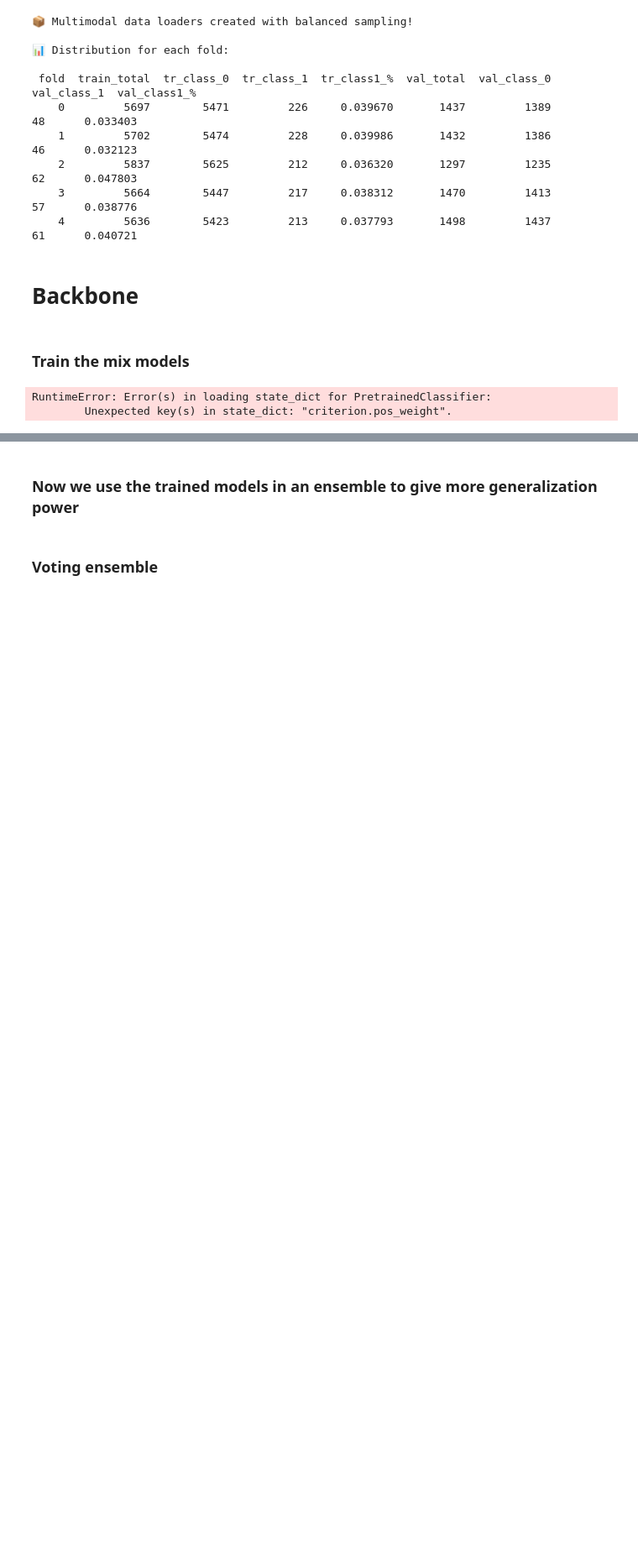
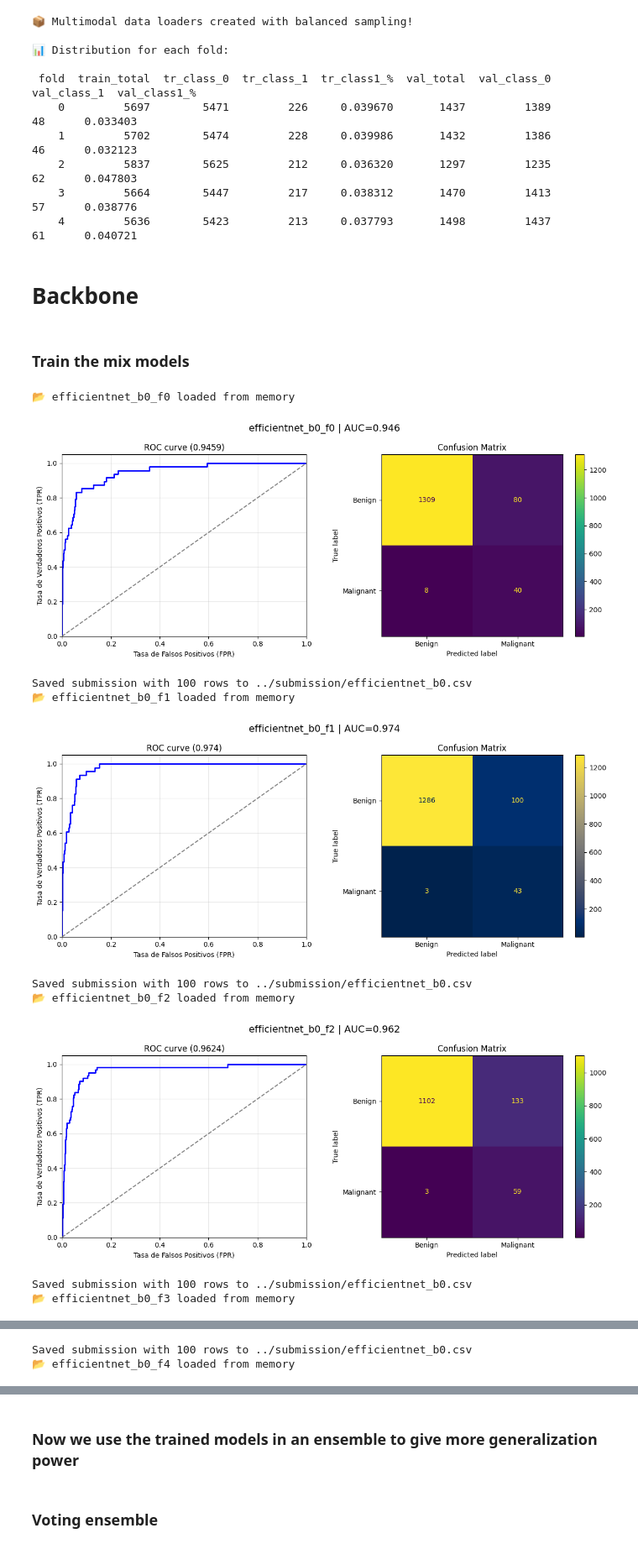
Before and after one commit to sprieton/ISIC_DL, a Jupyter notebook: src/Ensemble.ipynb, the cells around one changed output, grey strips where cells are left out. Shown: that part at 84% size. Cells and saved outputs as stored; diff of their text form; code cells hidden in the pictures; blank space fills up the shorter version.

Commit message:
Median ensemble finalizado

```diff
--- a/src/Ensemble.ipynb
+++ b/src/Ensemble.ipynb
@@ -14,13 +14,9 @@ import os
 import random
 import joblib
 from sklearn.model_selection import StratifiedGroupKFold
-import matplotlib.pyplot as plt
 import time, torch
 from torch.utils.data import DataLoader
 from sklearn.metrics import roc_auc_score
-from torch import amp
-from sklearn.metrics import confusion_matrix, ConfusionMatrixDisplay
-
 import cv2
 import albumentations as A
 
@@ -35,7 +31,7 @@ from utils import (create_balanced_split,
                    get_fold_datalodaers,
                    TrainableModule,
                    remove_last_layer,
-                   plot_confusion_matrix,
+                   plot_analisis,
                    plot_stats)
 
 # configure all:
@@ -51,6 +47,7 @@ class config:
     test_hdf5 = data_dir / "test-image.hdf5"
     meta_procesor = utils_dir / "metadata_processor.pkl"
     metamodel_path = utils_dir / "metamodel.plk"
+    ensemble_train_csv = utils_dir / "ensemble_train.csv"
     hairs_path = utils_dir / "hairs"
     lr = 1e5
     mean = [0.485, 0.456, 0.406],
@@ -473,12 +470,6 @@ class PretrainedClassifier(nn.Module):
         out = self.attention_fusion(img_emb, meta_emb)
         return out
 
-    def load(self, path):
-        state = torch.load(path, map_location=self.device)
-        self.load_state_dict(state)
-        self.to(self.device)
-
-
 class PretrainedClassifierExtended(PretrainedClassifier, TrainableModule):
     def __init__(self, device, model_name, model_origin, unfreeze_scheduler, meta_dim,
                  lr, criterion, val_freq=5, patience=5, min_delta=0.01):
@@ -536,6 +527,11 @@ class PretrainedClassifierExtended(PretrainedClassifier, TrainableModule):
         # unfreeze the last layers
         for p in layers[-n_unfreeze:]:
             p.requires_grad = True
+
+    def load(self, path):
+        state = torch.load(path, map_location=self.device, weights_only=True)
+        self.load_state_dict(state)
+        self.to(self.device)
 # %% [markdown]
 ### Train the mix models
 # %%
@@ -550,11 +546,15 @@ criterion = nn.BCEWithLogitsLoss(pos_weight=pos_weights)
 
 # model names
 # ["efficient_net_f0", "efficient_net_f1", "efficient_net_f2", "efficient_net_f3", "efficient_net_f4"]
-model_paths = ["efficientnet_b0"] # "efficientnet_b1", "efficientnet_b2", "efficientnet_b3", "resnet18", "pvt_v2_b0"
+model_paths = ["efficientnet_b0", "efficientnet_b0", "efficientnet_b0",
+               "efficientnet_b0", "efficientnet_b0"]# ,
+            #    "densenet121", "densenet121", "densenet121",
+            #    "densenet121", "densenet121"]
 model_orig = ["timm", "timm", "timm", "timm", "timm", "timm"]
 model_types = ["mix", "mix", "mix", "mix", "mix", "mix"]
 
-model_list = [] # for ensemble
+model_list = []     # for ensemble
+oof_weights = []    # weights of each model based on oof predictions
 
 # -------------------------------------------------------------------------------
 # 2º Train / load ensemble models
@@ -578,41 +578,63 @@ for i, (model_name, model_orig) in enumerate(zip(model_paths, model_orig)):
     model_name_fold = f"{model_name}_f{fold_idx}"
     save_path = f"{config.models_dir}/{model_name_fold}.pt"
 
     if model_name_fold + ".pt" not in os.listdir(config.models_dir):
         print(f"\n⏳ Training {model_name_fold} ...")
 
         model = PretrainedClassifierExtended(
             model_name=model_name,
             model_origin=model_orig,
             meta_dim=num_metadata_features,
             unfreeze_scheduler=config.unfreeze_schedule,
             lr=config.lr,
             criterion=criterion,
             device=config.device,
             patience=config.fine_tuning_batch,
             val_freq=config.val_freq)
 
         model.fit(train_loader, val_loader, epochs=config.fine_tuning_batch)
         model.save(save_path)
 
     else:
 
-        model = PretrainedClassifier(
-            device=config.device,
+        model = PretrainedClassifierExtended(
             model_name=model_name,
             model_origin=model_orig,
-            meta_dim=num_metadata_features
+            meta_dim=num_metadata_features,
+            unfreeze_scheduler=config.unfreeze_schedule,
+            lr=config.lr,
+            criterion=criterion,
+            device=config.device,
+            patience=config.fine_tuning_batch,
+            val_freq=config.val_freq
         )
         model.load(save_path)
-        print(f"📂 {model_name_fold} loaded from memory ({model.best_model_AUC:.4f})")
-        labels, preds, probs = model.pred_probs(val_loader)
-        plot_confusion_matrix(model_name, labels, preds)
-        config.submission_dir.mkdir(parents=True, exist_ok=True)
+        print(f"📂 {model_name_fold} loaded from memory")
 
-        model.submit_kaggle(test_loader,
-                            submission_file=f"{config.submission_dir}/{model_name}.csv")
+    # analize model and get its submission file
+    labels, probs = model.pred_probs(val_loader)
+    plot_analisis(model.name, labels, probs, fold_idx)
+    oof_weights.append(roc_auc_score(labels, probs))
 
+    config.submission_dir.mkdir(parents=True, exist_ok=True)
+    model.submit_kaggle(test_loader,
+                        submission_file=f"{config.submission_dir}/{model_name}.csv")
     model_list.append(model)
+
+# promediate the weights based in thir roc auc
+oof_weights = np.array(oof_weights)
+oof_weights = oof_weights / oof_weights.sum()
+print("💪 Ensemble weights:")
+for w, name in zip(oof_weights, model_paths):
+    print(f"\t{name}\t{w*100:.2f}%")
 # %% [output]
-RuntimeError: Error(s) in loading state_dict for PretrainedClassifier:
-        Unexpected key(s) in state_dict: "criterion.pos_weight".
+📂 efficientnet_b0_f0 loaded from memory
+[figure, added]
+Saved submission with 100 rows to ../submission/efficientnet_b0.csv
+📂 efficientnet_b0_f1 loaded from memory
+[figure, added]
+Saved submission with 100 rows to ../submission/efficientnet_b0.csv
+📂 efficientnet_b0_f2 loaded from memory
+[figure, added]
+Saved submission with 100 rows to ../submission/efficientnet_b0.csv
+📂 efficientnet_b0_f3 loaded from memory
@@ -618,0 +642,2 @@ RuntimeError: Error(s) in loading state_dict for PretrainedClassifier:
+Saved submission with 100 rows to ../submission/efficientnet_b0.csv
+📂 efficientnet_b0_f4 loaded from memory
```
Also changed, not shown: parts of 11 cells of this notebook, 13 other files.
